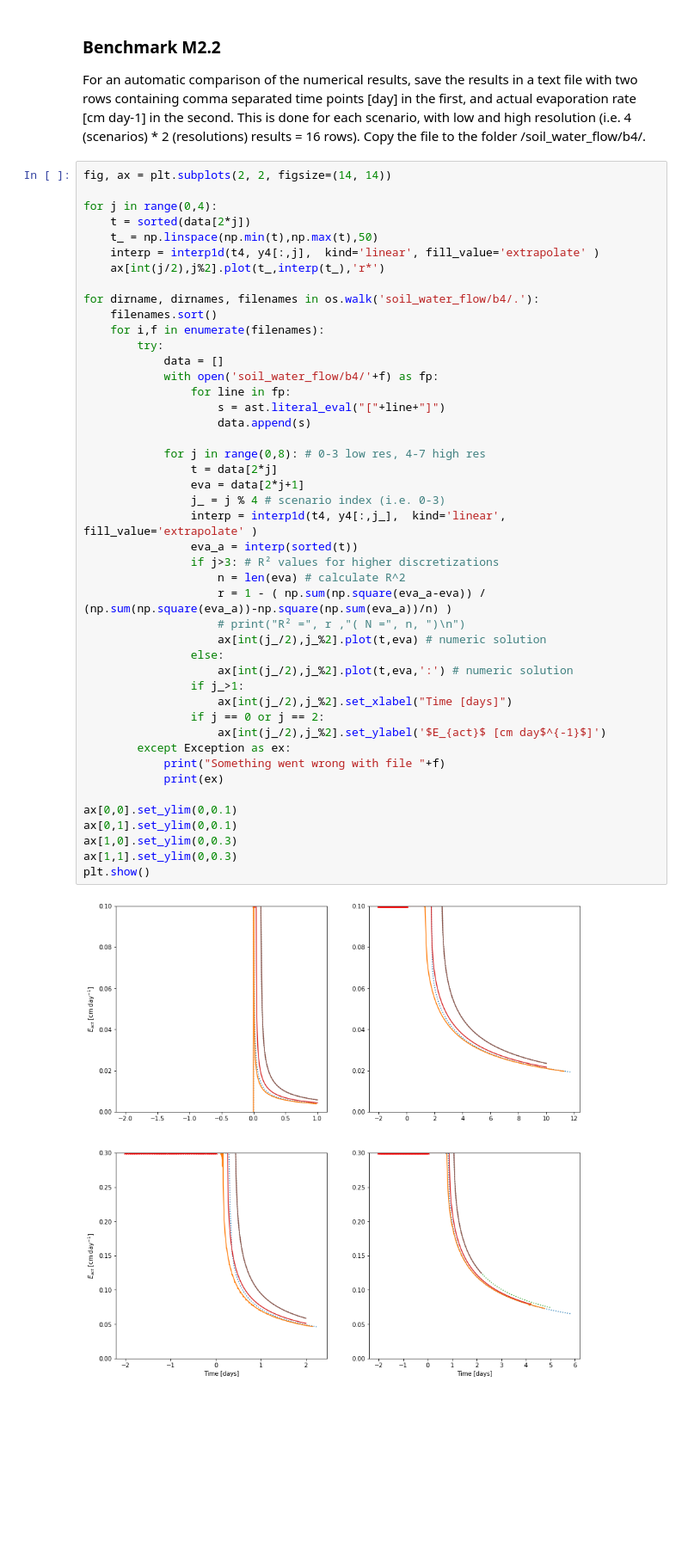
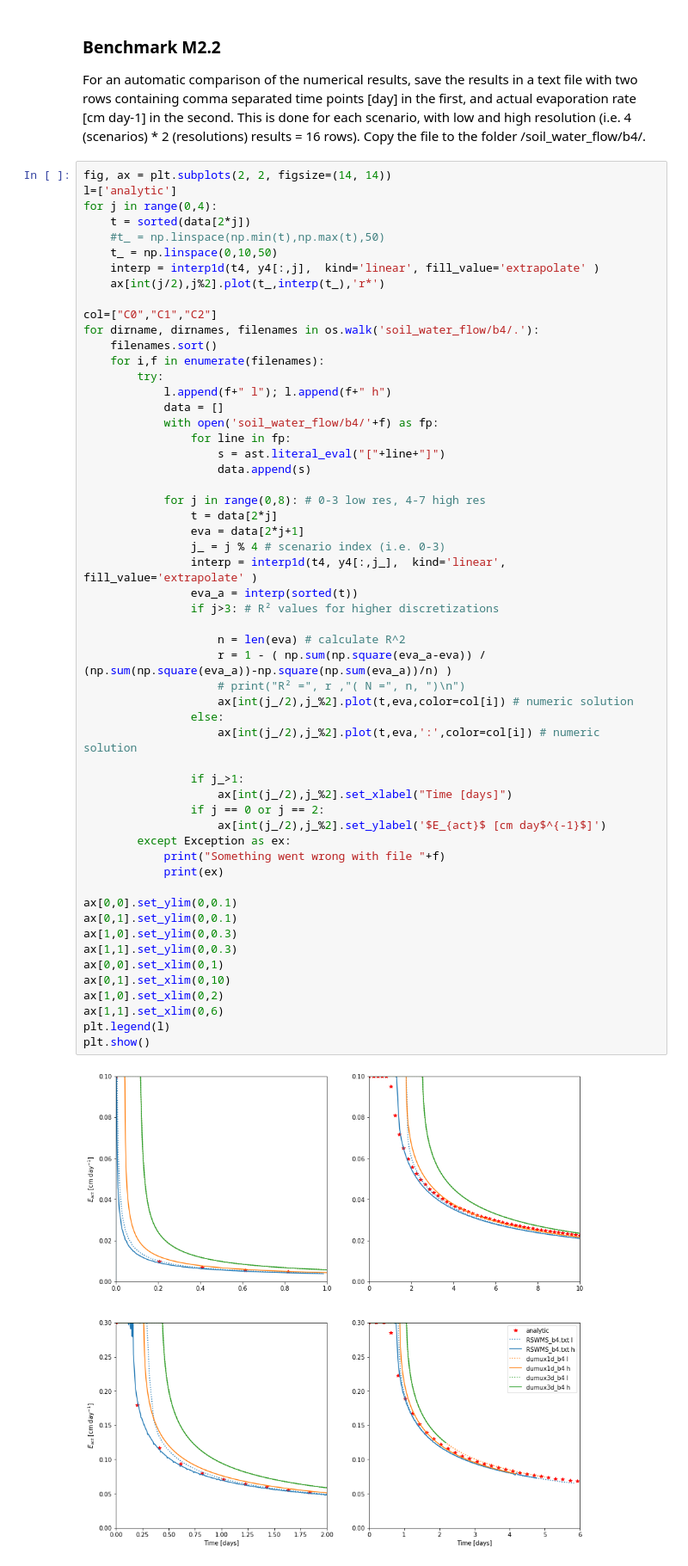
Before and after one commit to RSA-benchmarks/collaborative-comparison, a Jupyter notebook: Water flow in soil.ipynb, the cells around one changed output. Shown at 86% size. Cells and saved outputs as stored; diff of their text form; blank space fills up the shorter version.

Commit message:
figure improvements

```diff
--- a/Water flow in soil.ipynb
+++ b/Water flow in soil.ipynb
@@ -321,51 +321,61 @@ dumux3d_b3       20700   0.74314328      0.86205759
 For an automatic comparison of the numerical results, save the results in a text file with two rows containing comma separated time points [day] in the first, and actual evaporation rate [cm day-1] in the second. This is done for each scenario, with low and high resolution (i.e. 4 (scenarios) * 2 (resolutions) results = 16 rows). Copy the file to the folder /soil_water_flow/b4/.
 # %%
 fig, ax = plt.subplots(2, 2, figsize=(14, 14))
-
+l=['analytic']
 for j in range(0,4):
     t = sorted(data[2*j])
-    t_ = np.linspace(np.min(t),np.max(t),50)
+    #t_ = np.linspace(np.min(t),np.max(t),50)
+    t_ = np.linspace(0,10,50)
     interp = interp1d(t4, y4[:,j],  kind='linear', fill_value='extrapolate' )
     ax[int(j/2),j%2].plot(t_,interp(t_),'r*')
 
+col=["C0","C1","C2"]
 for dirname, dirnames, filenames in os.walk('soil_water_flow/b4/.'):
     filenames.sort()
     for i,f in enumerate(filenames):
         try:
+            l.append(f+" l"); l.append(f+" h")
             data = []
             with open('soil_water_flow/b4/'+f) as fp:
                 for line in fp:
                     s = ast.literal_eval("["+line+"]")
                     data.append(s)
 
             for j in range(0,8): # 0-3 low res, 4-7 high res
                 t = data[2*j]
                 eva = data[2*j+1]
                 j_ = j % 4 # scenario index (i.e. 0-3)
                 interp = interp1d(t4, y4[:,j_],  kind='linear', fill_value='extrapolate' )
                 eva_a = interp(sorted(t))
                 if j>3: # R² values for higher discretizations
+
                     n = len(eva) # calculate R^2
                     r = 1 - ( np.sum(np.square(eva_a-eva)) / (np.sum(np.square(eva_a))-np.square(np.sum(eva_a))/n) )
                     # print("R² =", r ,"( N =", n, ")\n")
-                    ax[int(j_/2),j_%2].plot(t,eva) # numeric solution
+                    ax[int(j_/2),j_%2].plot(t,eva,color=col[i]) # numeric solution
                 else:
-                    ax[int(j_/2),j_%2].plot(t,eva,':') # numeric solution
+                    ax[int(j_/2),j_%2].plot(t,eva,':',color=col[i]) # numeric solution
+
                 if j_>1:
                     ax[int(j_/2),j_%2].set_xlabel("Time [days]")
                 if j == 0 or j == 2:
                     ax[int(j_/2),j_%2].set_ylabel('$E_{act}$ [cm day$^{-1}$]')
         except Exception as ex:
             print("Something went wrong with file "+f)
             print(ex)
 
 ax[0,0].set_ylim(0,0.1)
 ax[0,1].set_ylim(0,0.1)
 ax[1,0].set_ylim(0,0.3)
 ax[1,1].set_ylim(0,0.3)
+ax[0,0].set_xlim(0,1)
+ax[0,1].set_xlim(0,10)
+ax[1,0].set_xlim(0,2)
+ax[1,1].set_xlim(0,6)
+plt.legend(l)
 plt.show()
 # %% [output]
-[figure, old version]
+[figure, new version]
 # %% [markdown]
 ## References
 
```
Also changed, not shown: parts of 1 cell of this notebook.
